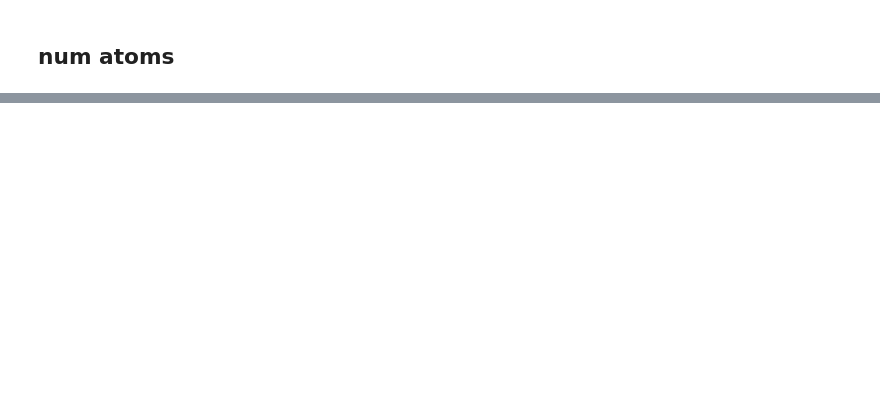
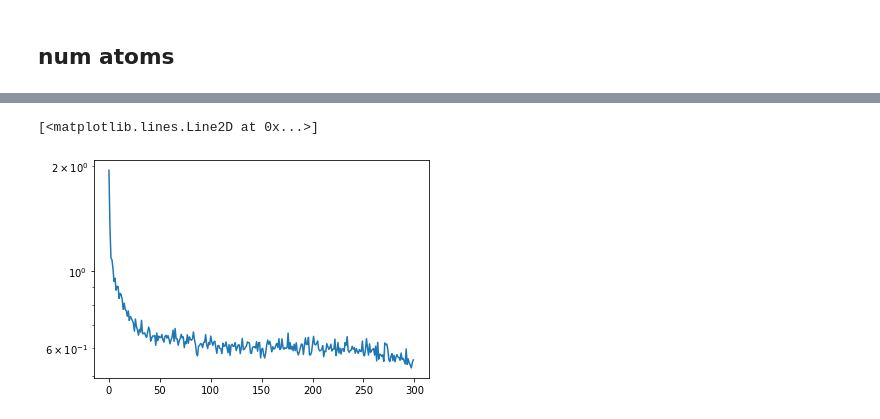
Before and after one commit to bkmi/cnre, a Jupyter notebook: benchmarking/01 initial metrics.ipynb, the cells around one changed output, grey strips where cells are left out. Saved outputs shown, nothing was run; the diff lists cells and outputs as text; code cells hidden in the pictures; blank space fills up the shorter version.

```diff
--- a/benchmarking/01 initial metrics.ipynb
+++ b/benchmarking/01 initial metrics.ipynb
@@ -74,0 +145,13 @@ sns.relplot(
+# %%
+dfrel = df[
+    (df["num_atoms"] == 75) &
+    (df["task"] != "gaussian_mixture")
+]
+idx = 4
+row = dfrel.iloc[idx]
+p = get_relative_path(row["path"], "saverun/two_moons-slcp/", "/home/ben/sci/cnre/benchmarking/multirun/2022-04-01/")
+
+plt.semilogy(get_validation_losses(p).numpy())
+# %% [output]
+[<matplotlib.lines.Line2D at 0x...>]
+[figure, added]
```
Also changed, not shown: parts of 14 cells of this notebook, 3 other files.
